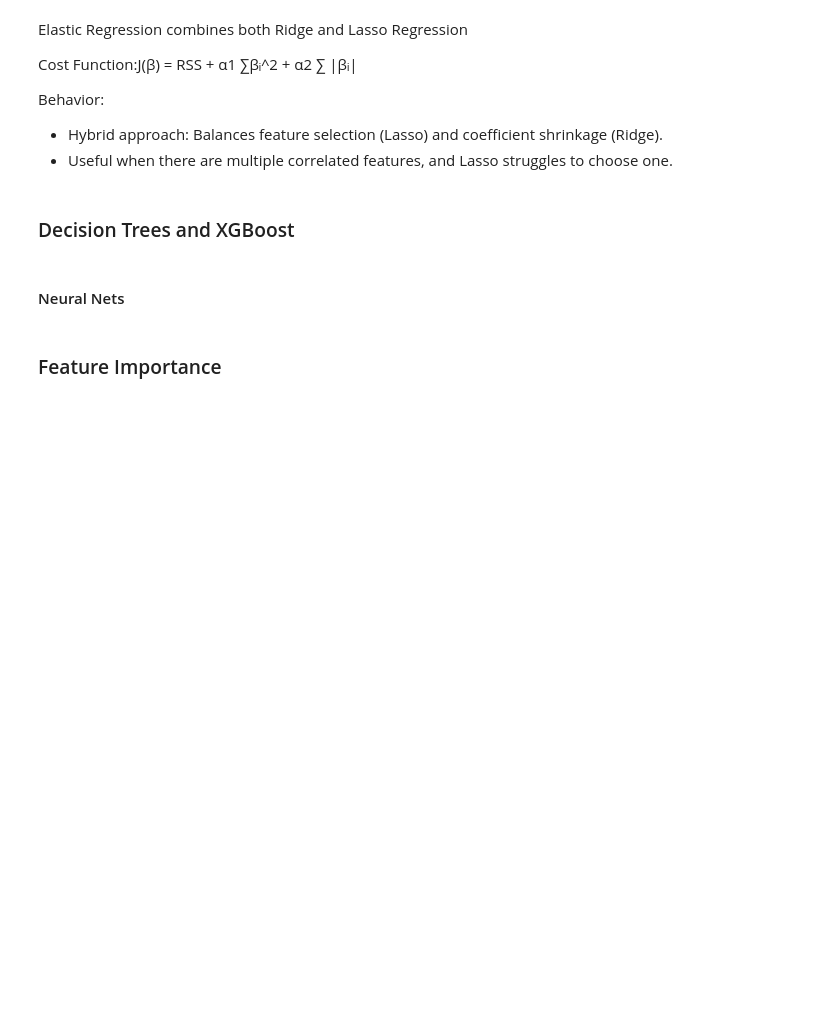
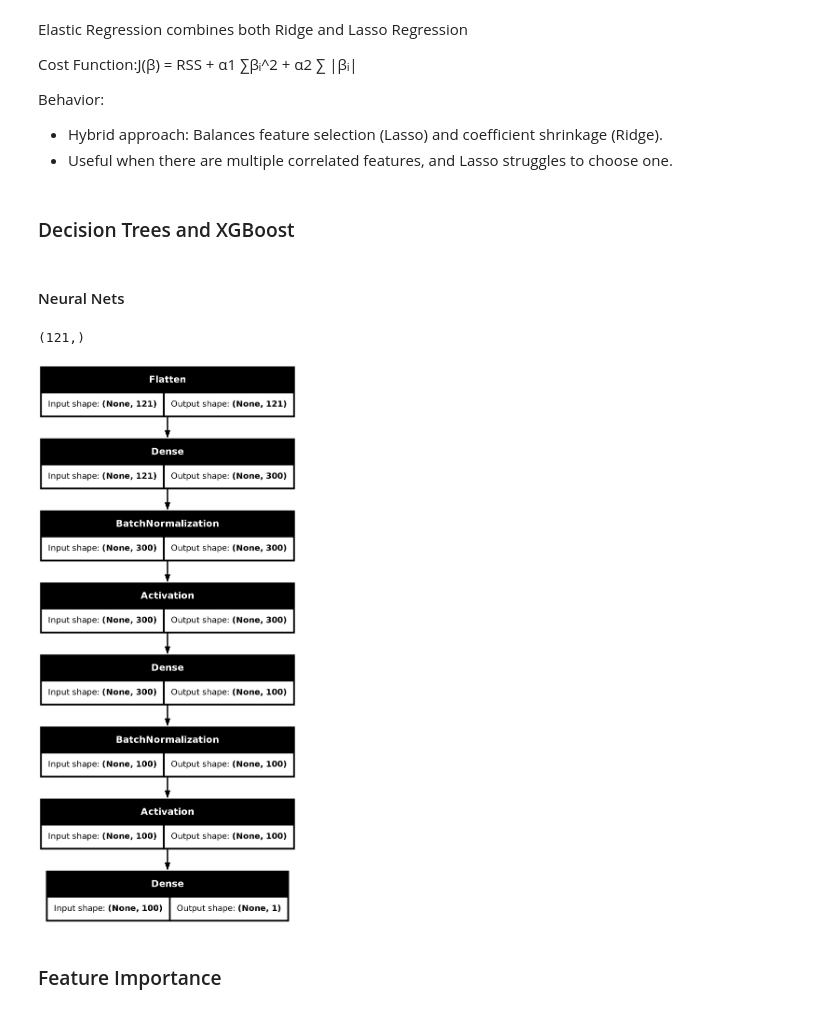
Before and after one commit to nkenny160/ecen-520-final-project, a Jupyter notebook: Jane_Street_Merge.ipynb, the cells around one changed output. Saved outputs shown, nothing was run; the diff lists cells and outputs as text; code cells hidden in the pictures; blank space fills up the shorter version.

```diff
--- a/Jane_Street_Merge.ipynb
+++ b/Jane_Street_Merge.ipynb
@@ -765,37 +782,41 @@ tf.keras.backend.clear_session()
 
 tf.random.set_seed(42)
 # %%
-input_shape=X_train.shape[1:]
+input_shape=train_x.shape[1:]
 
 print(input_shape)
+# %% [output]
+(121,)
 # %%
 model = tf.keras.Sequential([
 
-    tf.keras.layers.Flatten(input_shape=X_train_scaled.shape[1:]),
+    tf.keras.layers.Flatten(input_shape=input_shape),
 
     tf.keras.layers.Dense(300, kernel_initializer="he_normal", use_bias=False),
 
     tf.keras.layers.BatchNormalization(),
 
     tf.keras.layers.Activation("relu"),
 
     tf.keras.layers.Dense(100, kernel_initializer="he_normal", use_bias=False),
 
     tf.keras.layers.BatchNormalization(),
 
     tf.keras.layers.Activation("relu"),
 
 
 
     # Single output neuron for regression
 
     # We want to predict just Responder_6
 
     tf.keras.layers.Dense(1, activation=None)
 
 ])
 
 
 
 tf.keras.utils.plot_model(model, "my_fashion_mnist_model.png", show_shapes=True)
+# %% [output]
+[figure, added]
 # %%
```
Also changed, not shown: parts of 4 cells of this notebook.
